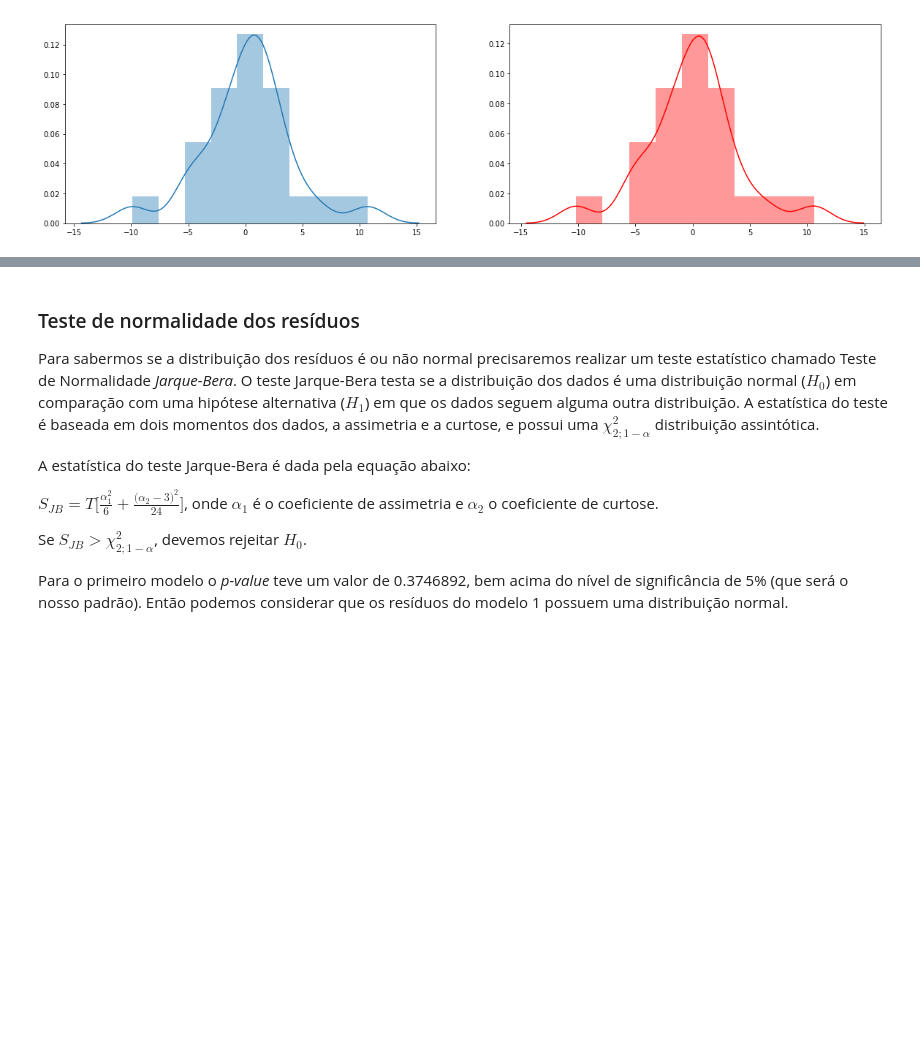
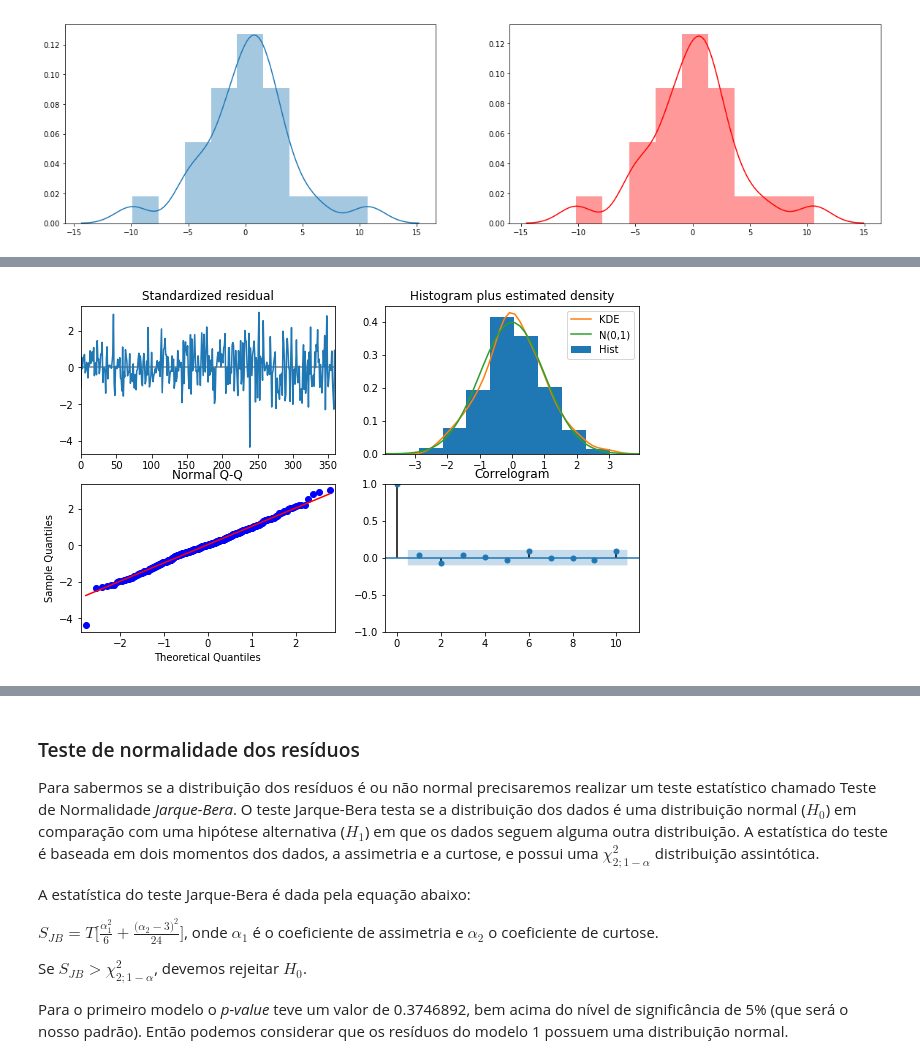
Before and after one commit to IvanildoBatista/Series-Temporais, a Jupyter notebook: AutoARIMA/Aplicando AutoARIMA em Python.ipynb, the cells around one changed output, grey strips where cells are left out. Drawn from its saved outputs; the diff is of its cells as text; code cells hidden in the pictures; blank space fills up the shorter version.

```diff
--- a/AutoARIMA/Aplicando AutoARIMA em Python.ipynb
+++ b/AutoARIMA/Aplicando AutoARIMA em Python.ipynb
@@ -373,0 +380,4 @@ sns.distplot(erros1,ax=ax[1], color='red');
+# %%
+stepwise.plot_diagnostics(figsize=(10,6));
+# %% [output]
+[figure, added]
```
Also changed, not shown: parts of 9 cells of this notebook.
